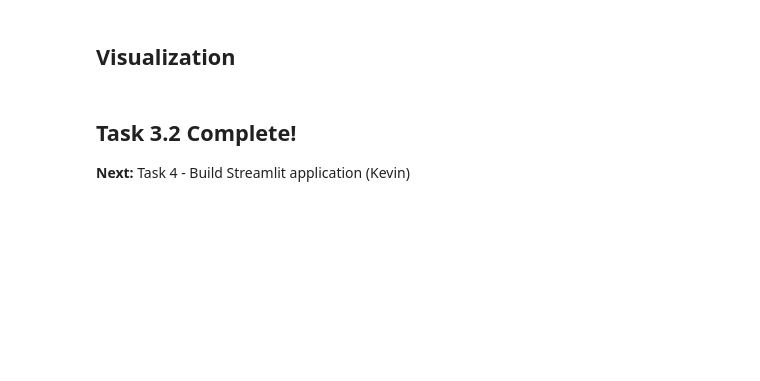
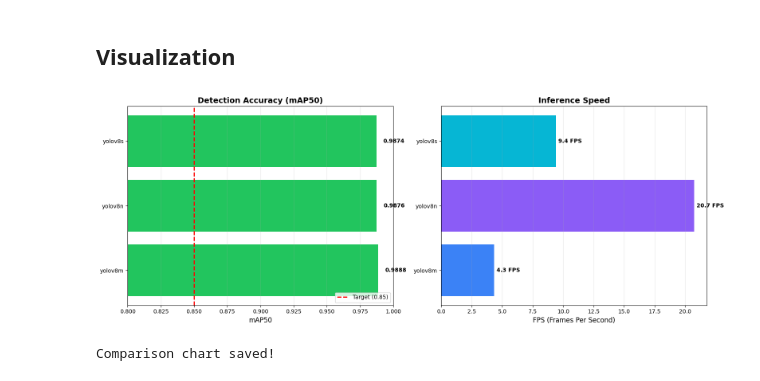
Before and after one commit to lequo-neu/IE7615_Discriminative_Project, a Jupyter notebook: notebooks/06_evaluate_yolo.ipynb, the cells around one changed output. Drawn from its saved outputs; the diff is of its cells as text; code cells hidden in the pictures; blank space fills up the shorter version.

```diff
--- a/notebooks/06_evaluate_yolo.ipynb
+++ b/notebooks/06_evaluate_yolo.ipynb
@@ -19,4 +19,9 @@ import matplotlib.image as mpimg
 from ultralytics import YOLO
 import time
 
+# Enable inline plotting for Jupyter
+%matplotlib inline
+plt.rcParams['figure.figsize'] = [12, 8]
+plt.rcParams['figure.dpi'] = 100
+
 print("Libraries imported!")
@@ -54,7 +66,10 @@ def evaluate_yolo_model(variant):
         save_json=True,
         conf=0.25,
         iou=0.6,
-        plots=True
+        plots=True,
+        project=str(RESULTS_PATH),
+        name=f'eval_{variant}',
+        exist_ok=True
     )
 
     # Extract metrics
@@ -153,39 +204,41 @@ print(f"FPS: {best['inference_fps']:.1f}")
 # %%
 # Comparison charts
 fig, axes = plt.subplots(1, 2, figsize=(16, 6))
 
 # mAP50 comparison
 ax1 = axes[0]
-bars1 = ax1.barh(df_comp['model'], df_comp['mAP50'])
+colors1 = ['#22c55e' if x > 0.95 else '#f59e0b' if x > 0.85 else '#ef4444' for x in df_comp['mAP50']]
+bars1 = ax1.barh(df_comp['model'], df_comp['mAP50'], color=colors1)
 ax1.set_xlabel('mAP50', fontsize=12)
 ax1.set_title('Detection Accuracy (mAP50)', fontsize=14, fontweight='bold')
-ax1.axvline(x=0.85, color='r', linestyle='--', label='Target (0.85)')
-ax1.legend()
+ax1.axvline(x=0.85, color='r', linestyle='--', linewidth=2, label='Target (0.85)')
+ax1.legend(loc='lower right')
 ax1.grid(True, alpha=0.3, axis='x')
+ax1.set_xlim(0.8, 1.0)
 
 for i, bar in enumerate(bars1):
     width = bar.get_width()
-    ax1.text(width, bar.get_y() + bar.get_height()/2,
-             f'{width:.3f}', ha='left', va='center')
+    ax1.text(width + 0.005, bar.get_y() + bar.get_height()/2,
+             f'{width:.4f}', ha='left', va='center', fontweight='bold')
 
 # FPS comparison
 ax2 = axes[1]
-bars2 = ax2.barh(df_comp['model'], df_comp['inference_fps'])
+colors2 = ['#3b82f6', '#8b5cf6', '#06b6d4']
+bars2 = ax2.barh(df_comp['model'], df_comp['inference_fps'], color=colors2)
 ax2.set_xlabel('FPS (Frames Per Second)', fontsize=12)
 ax2.set_title('Inference Speed', fontsize=14, fontweight='bold')
 ax2.grid(True, alpha=0.3, axis='x')
 
 for i, bar in enumerate(bars2):
     width = bar.get_width()
-    ax2.text(width, bar.get_y() + bar.get_height()/2,
-             f'{width:.1f}', ha='left', va='center')
+    ax2.text(width + 0.2, bar.get_y() + bar.get_height()/2,
+             f'{width:.1f} FPS', ha='left', va='center', fontweight='bold')
 
 plt.tight_layout()
-plt.savefig(RESULTS_PATH / 'metrics' / 'yolo_comparison.png', dpi=150)
+plt.savefig(RESULTS_PATH / 'metrics' / 'yolo_comparison.png', dpi=150, bbox_inches='tight')
 plt.show()
 
-print("Comparison chart saved")
+print("\nComparison chart saved!")
+# %% [output]
+[figure, added]
+Comparison chart saved!
-# %% [markdown]
-## Task 3.2 Complete!
-
-**Next:** Task 4 - Build Streamlit application (Kevin)
```
Also changed, not shown: parts of 12 cells of this notebook, 17 other files.
